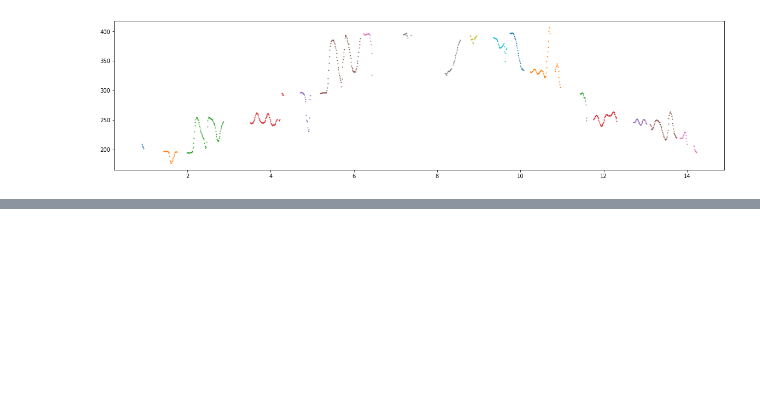
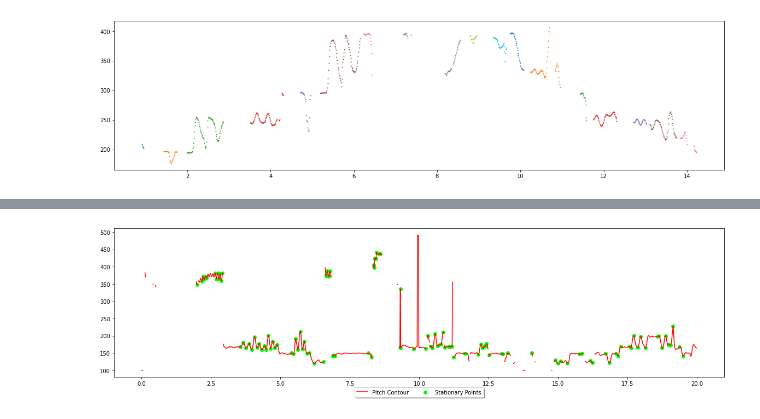
Before and after one commit to Kodhandarama/Audio_Analysis, a Jupyter notebook: pitch_contour.ipynb, the cells around one changed output, grey strips where cells are left out. Saved outputs shown, nothing was run; the diff lists cells and outputs as text; code cells hidden in the pictures; blank space fills up the shorter version.

```diff
--- a/pitch_contour.ipynb
+++ b/pitch_contour.ipynb
@@ -296,0 +261,4 @@ rkm = Audio('/content/drive/My Drive/Projects/AA/Music dataset/Audio/223580__gop
+# %%
+rkm.plot(stp = 1)
+# %% [output]
+[figure, added]
```
Also changed, not shown: parts of 12 cells of this notebook.
